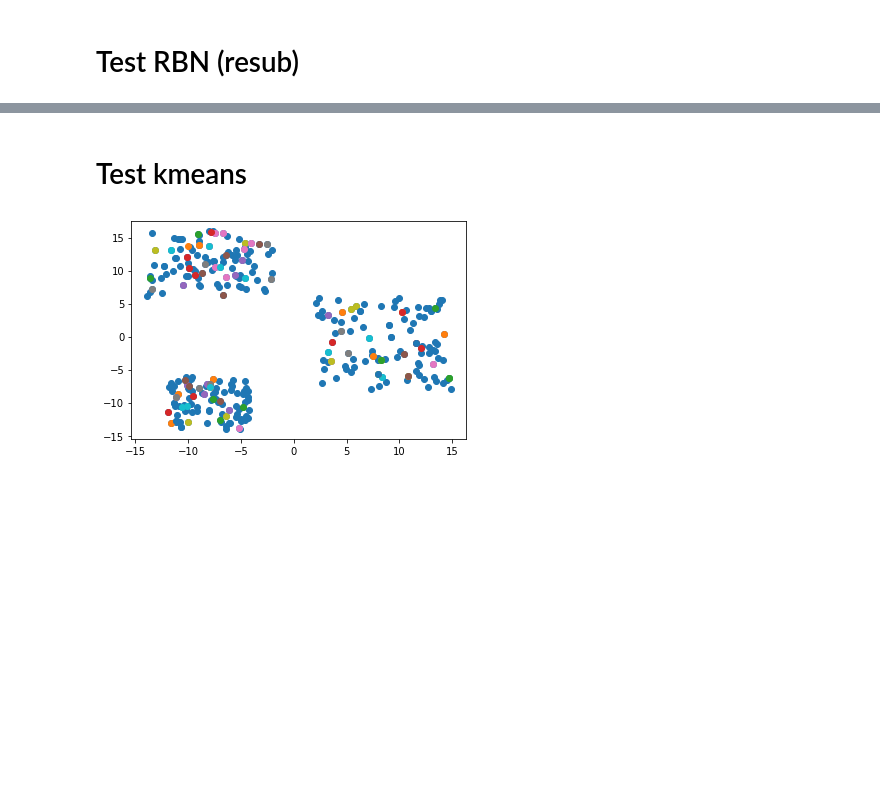
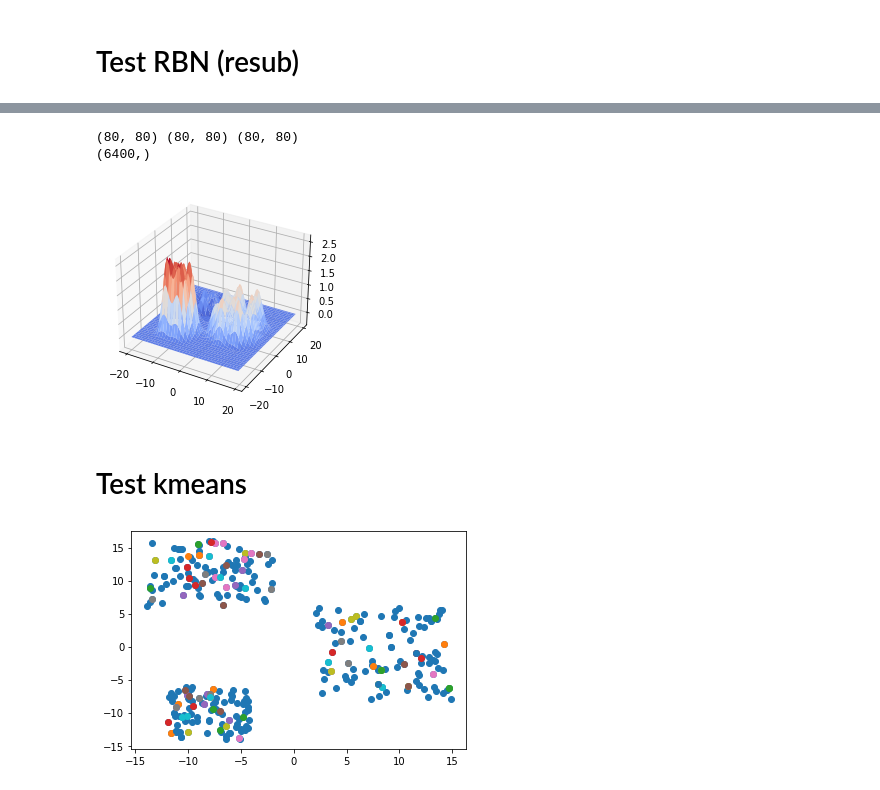
Before and after one commit to jschulz97/8890, a Jupyter notebook: test_rbf.ipynb, the cells around one changed output, grey strips where cells are left out. Saved outputs shown, nothing was run; the diff lists cells and outputs as text; code cells hidden in the pictures; blank space fills up the shorter version.

```diff
--- a/test_rbf.ipynb
+++ b/test_rbf.ipynb
@@ -144,3 +181,15 @@ plt_graph_sep_data(data_sep)
+# %%
+# Plot surface - raw predictions
+fig = plt.figure()
+ax = fig.add_subplot(111, projection='3d')
+xy_data, xy_preds, z_data = np.array(xy_data), np.array(xy_preds), np.array(z_data)
+Y, X = np.meshgrid(x, x)
+ax.plot_surface(X, Y, z_data, cmap=cm.coolwarm)
+plt.show()
+# %% [output]
+(80, 80) (80, 80) (80, 80)
+(6400,)
+[figure, added]
 # %% [markdown]
 # Test kmeans
 # %%
```
Also changed, not shown: parts of 9 cells of this notebook, 2 other files.
